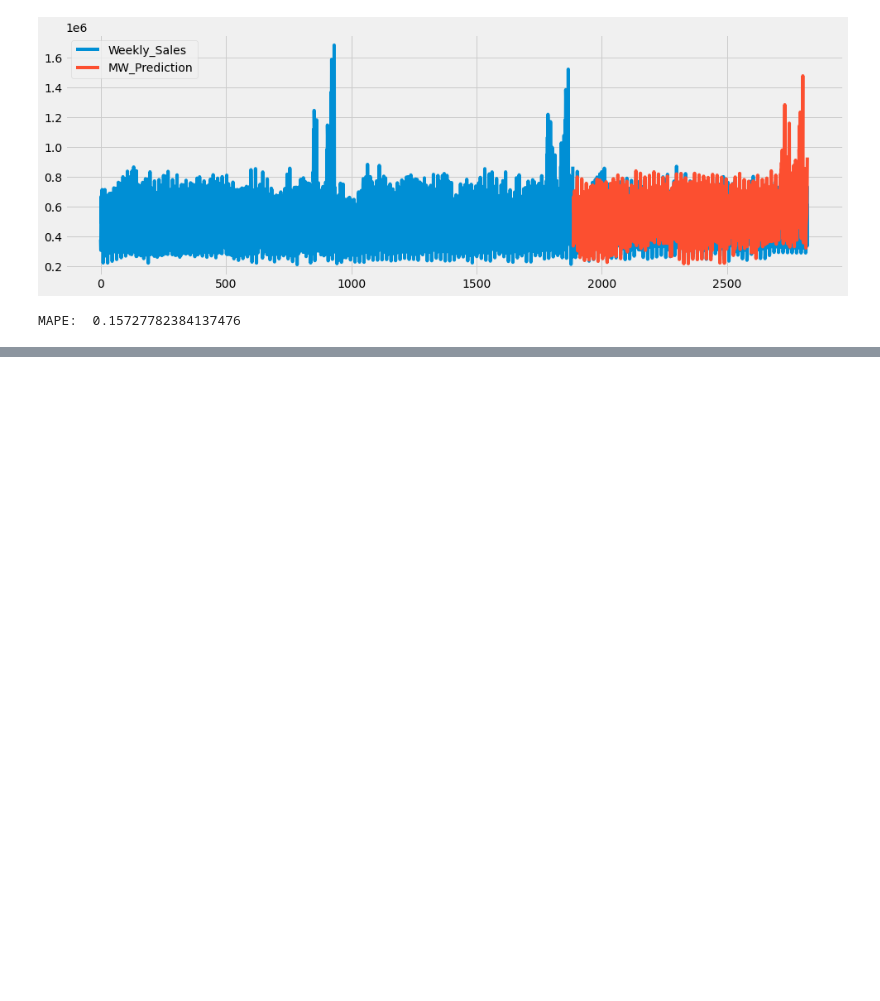
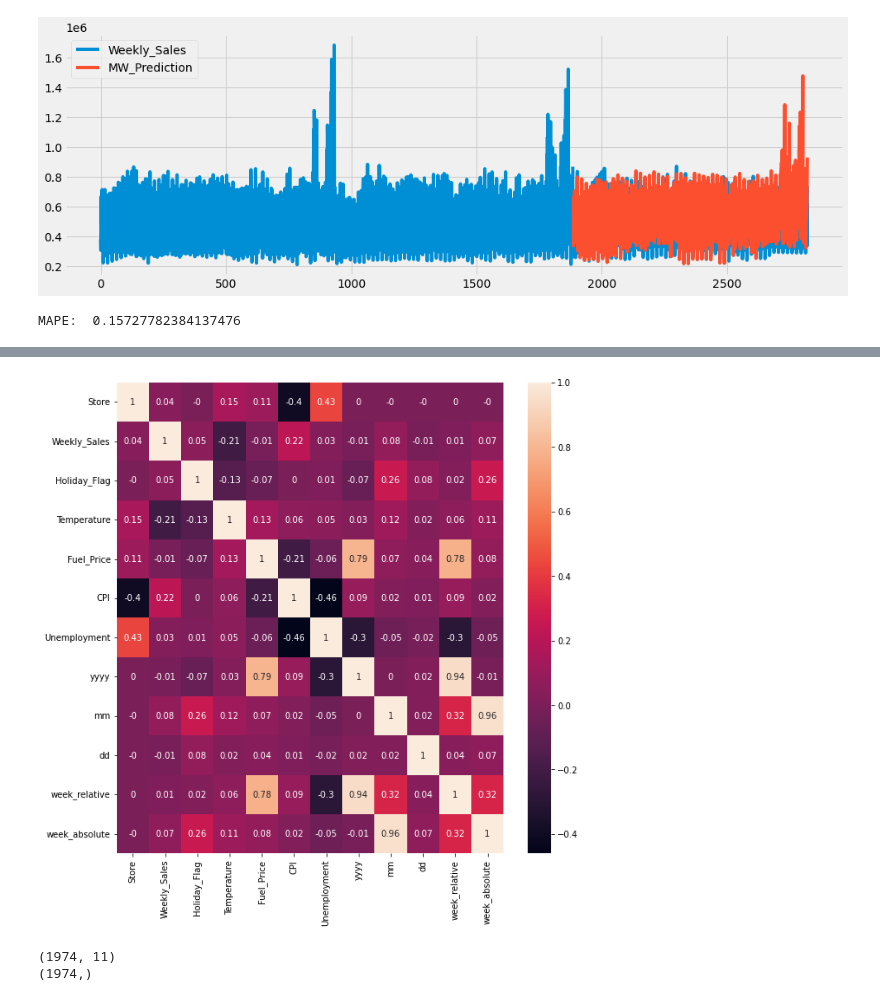
Before and after one commit to infoshareacademy/jdszr6-World-data-analysis, a Jupyter notebook: Projekt_DL/Walmart_prediction.ipynb, the cells around one changed output, grey strips where cells are left out. Drawn from its saved outputs; the diff is of its cells as text; code cells hidden in the pictures; blank space fills up the shorter version.

```diff
--- a/Projekt_DL/Walmart_prediction.ipynb
+++ b/Projekt_DL/Walmart_prediction.ipynb
@@ -554,0 +565,4 @@ MAPE:  0.15727782384137476
+# %%
+df = pd.read_excel("Walmart_clusters.xlsx")
+class_0 = df[df["cluster_sklearn"] == 0]
+class_0 = class_0.drop(columns=class_0[["Date", "cluster_sklearn"]], axis=1)
@@ -554,0 +597,8 @@ MAPE:  0.15727782384137476
+# %%
+correlation_matrix = np.round(class_0.corr(),2)
+# %%
+plt.figure(figsize=(10,10))
+sns.heatmap(correlation_matrix, annot=True)
+pass
+# %% [output]
+[figure, added]
@@ -554,0 +620,6 @@ MAPE:  0.15727782384137476
+# %%
+print(X_train.shape)
+print(y_train.shape)
+# %% [output]
+(1974, 11)
+(1974,)
```
Also changed, not shown: parts of 17 cells of this notebook, 8 other files.
